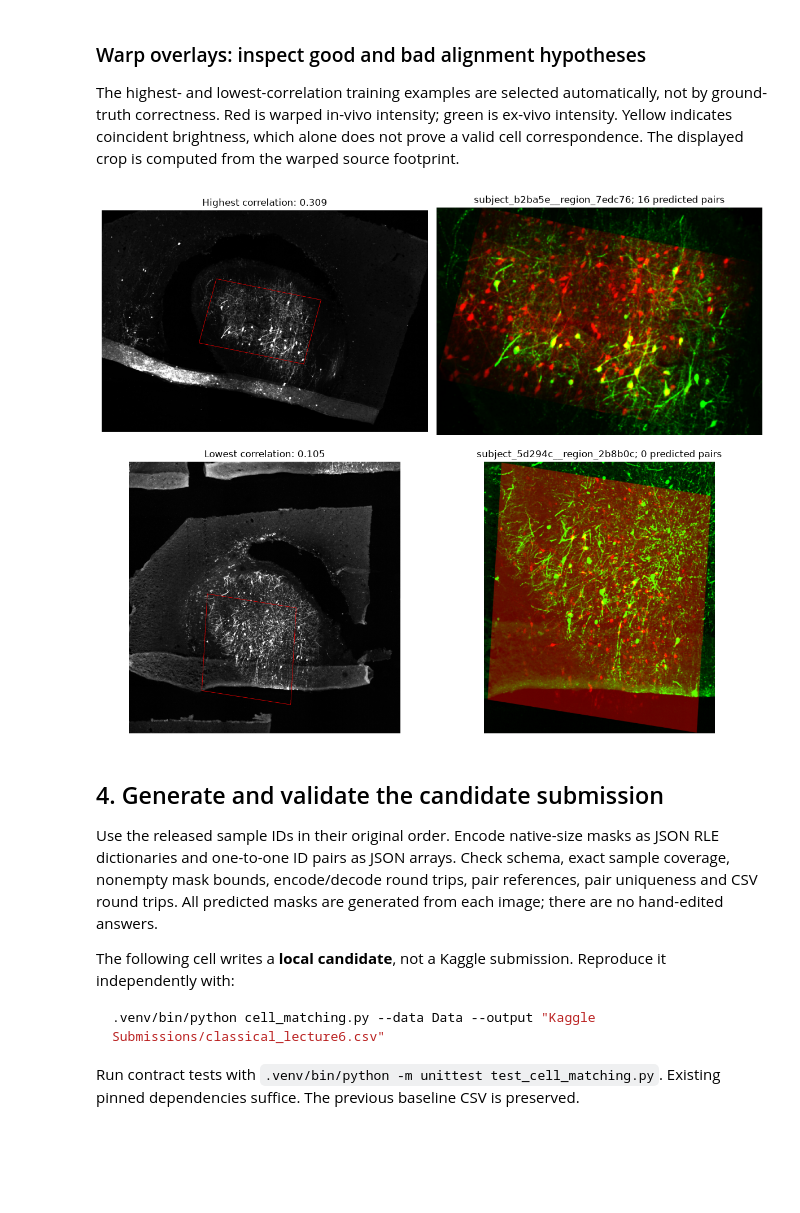
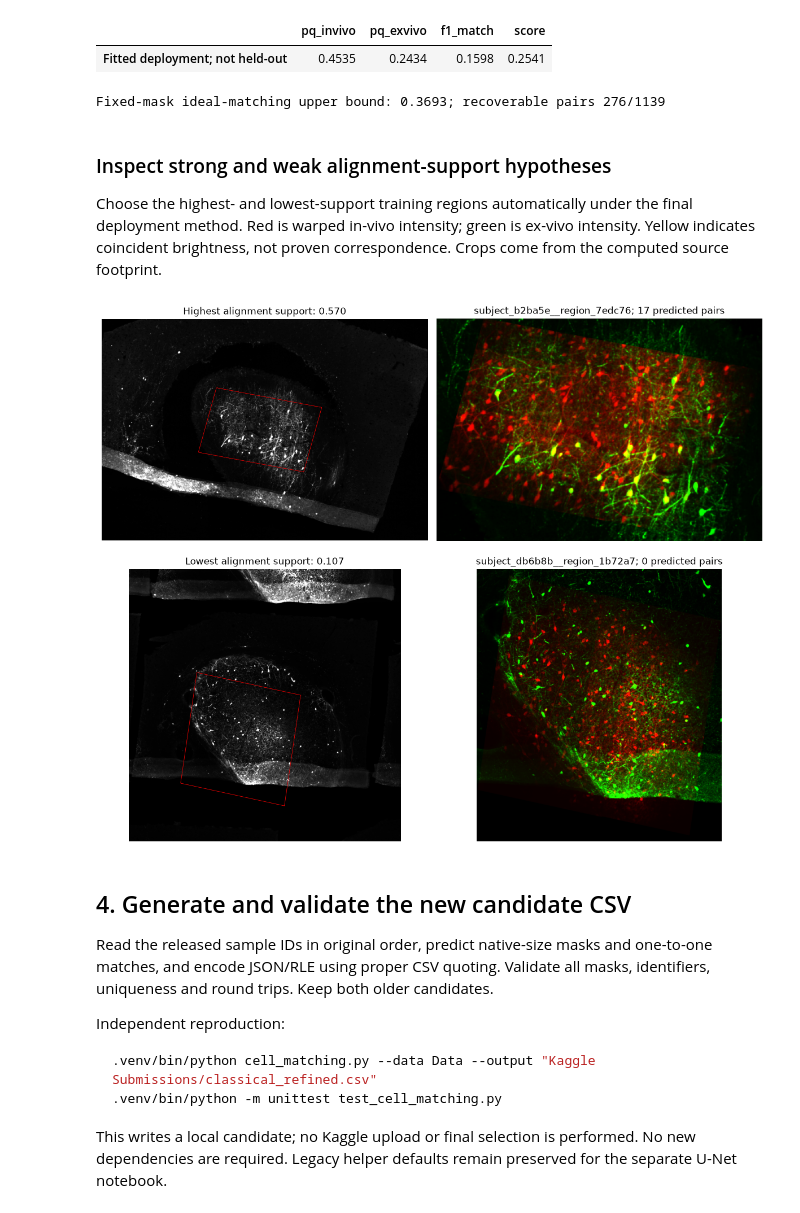
Before and after one commit to rohitfarfad/-CV-Cell-Matching-x-Segmentation, a Jupyter notebook: CellMatchingSegmentation.ipynb, the cells around one changed output. Saved outputs shown, nothing was run; the diff lists cells and outputs as text; code cells hidden in the pictures; blank space fills up the shorter version.

````diff
--- a/CellMatchingSegmentation.ipynb
+++ b/CellMatchingSegmentation.ipynb
@@ -32,17 +30,15 @@ import tifffile
 from scipy import ndimage as ndi
 from skimage.segmentation import mark_boundaries
 from matplotlib.patches import ConnectionPatch
-from cell_matching import (PARAMETERS, read_pair, normalize, predict_pair, decode_rle,
-                           centers, evaluate, summarize, write_submission, segment, register, match_cells)
+from cell_matching import (REFINED_PARAMETERS as PARAMETERS, read_pair, normalize, predict_pair,
+                           decode_rle, centers, evaluate, summarize, write_submission)
 
-root = Path("Data")
-out = Path("outputs/q5")
+root, out = Path("Data"), Path("outputs/q5/refinement")
 out.mkdir(parents=True, exist_ok=True)
 train = pd.read_csv(root / "training/train_ground_truth.csv", dtype=str)
 sample = pd.read_csv(root / "sample_submission.csv", dtype=str)
 assert list(train.columns) == list(sample.columns)
 assert train.sample_id.is_unique and sample.sample_id.is_unique
-held_out = train.sample_id.str.split("__").str[0] == "subject_db6b8b"
-print(f"{len(train)} training regions, 3 mouse groups, {len(sample)} test regions")
+print(f"{len(train)} training regions, 3 mice; {len(sample)} hidden-test regions")
 PARAMETERS
 # %% [output]
@@ -69,7 +73,7 @@ The helper file contains the full implementation; no prior notebook is executed
 # %%
-example = train.loc[~held_out].iloc[0]
+example = train.iloc[0]
 images = read_pair(root / "training", example.sample_id)
-labels, pairs, matrix, correlation = predict_pair(images)
+labels, pairs, matrix, correlation = predict_pair(images, PARAMETERS)
 fig, axes = plt.subplots(2, 4, figsize=(14, 7))
 for row, (image, prediction, modality) in enumerate(zip(images, labels, ["invivo", "exvivo"])):
     truth = np.zeros(image.shape, np.int32)
@@ -77,13 +81,14 @@ for row, (image, prediction, modality) in enumerate(zip(images, labels, ["invivo
         truth[decode_rle(rle, image.shape)] = i
     y, x = np.median(np.argwhere(truth > 0), axis=0).astype(int)
     crop = np.s_[max(0, y-100):y+100, max(0, x-100):x+100]
-    image_float = normalize(image)
+    image_float = ndi.median_filter(normalize(image), size=3)
     signal = np.maximum(ndi.gaussian_filter(image_float, 1) - ndi.gaussian_filter(image_float, 10), 0)
     sigma = PARAMETERS[modality]["sigma"]
-    response = ndi.gaussian_filter(signal, sigma) - ndi.gaussian_filter(signal, 1.6*sigma)
+    scales = [sigma*.7, sigma, sigma*1.3] if PARAMETERS[modality].get("multiscale") else [sigma]
+    response = np.maximum.reduce([ndi.gaussian_filter(signal, s) - ndi.gaussian_filter(signal, 1.6*s) for s in scales])
     pictures = [image_float[crop], response[crop], mark_boundaries(image_float[crop], truth[crop]),
                 mark_boundaries(image_float[crop], prediction[crop])]
-    for ax, picture, title in zip(axes[row], pictures, ["Normalized image", "Blob response", "Training annotations", "Predicted instances"]):
+    for ax, picture, title in zip(axes[row], pictures, ["Median-denoised image", "Blob response", "Training annotations", "Predicted instances"]):
         ax.imshow(picture, cmap="gray")
         ax.set_title(f"{modality}: {title}")
         ax.axis("off")
@@ -164,47 +186,67 @@ Combined score: 0.1661; target 0.7000 NOT reached
+# %%
+# Independently rerun the final deployment pipeline on all released training regions.
+records = []
+for row in train.itertuples(index=False):
+    prediction, matched, _, support = predict_pair(read_pair(root / "training", row.sample_id), PARAMETERS)
+    records.append(dict(sample_id=row.sample_id, confidence=support, **evaluate(prediction, matched, row)))
+final_metrics = pd.DataFrame(records)
+final_metrics.to_csv(out / "final_training_metrics.csv", index=False)
+fitted = summarize(final_metrics)
+for key, value in fitted.items():
+    np.testing.assert_allclose(value, final_choice[key], rtol=0, atol=1e-12)
+display(pd.DataFrame([fitted], index=["Fitted deployment; not held-out"]).round(4))
+r, v = final_metrics.recoverable_pairs.sum(), final_metrics.verified_pairs.sum()
+ceiling = .25*(fitted["pq_invivo"]+fitted["pq_exvivo"]) + r/(r+v)
+print(f"Fixed-mask ideal-matching upper bound: {ceiling:.4f}; recoverable pairs {r}/{v}")
+# %% [output]
+|  | pq_invivo | pq_exvivo | f1_match | score |
+| Fitted deployment; not held-out | 0.4535 | 0.2434 | 0.1598 | 0.2541 |
+Fixed-mask ideal-matching upper bound: 0.3693; recoverable pairs 276/1139
 # %% [markdown]
-### Warp overlays: inspect good and bad alignment hypotheses
+### Inspect strong and weak alignment-support hypotheses
 
-The highest- and lowest-correlation training examples are selected automatically, not by ground-truth correctness. Red is warped in-vivo intensity; green is ex-vivo intensity. Yellow indicates coincident brightness, which alone does not prove a valid cell correspondence. The displayed crop is computed from the warped source footprint.
+Choose the highest- and lowest-support training regions automatically under the final deployment method. Red is warped in-vivo intensity; green is ex-vivo intensity. Yellow indicates coincident brightness, not proven correspondence. Crops come from the computed source footprint.
 # %%
-ranked = metrics.sort_values("correlation")
+ranked = final_metrics.sort_values("confidence")
 fig, axes = plt.subplots(2, 2, figsize=(12, 10))
 for row_index, position in enumerate([-1, 0]):
     sample_id = ranked.iloc[position].sample_id
     image_pair = read_pair(root / "training", sample_id)
-    _, matched, transform, confidence = predict_pair(image_pair)
+    _, matched, transform, confidence = predict_pair(image_pair, PARAMETERS)
     if transform is None:
         continue
     source, target = [normalize(im) for im in image_pair]
     h, w = target.shape
     warped = cv2.warpAffine(source, transform, (w, h))
     support = cv2.warpAffine(np.ones(source.shape, np.uint8), transform, (w, h)) > 0
     y, x = np.where(support)
     if not len(x):
         continue
     crop = np.s_[y.min():y.max()+1, x.min():x.max()+1]
     overlay = np.dstack([warped, target, np.zeros_like(target)])
     axes[row_index, 0].imshow(target, cmap="gray")
     axes[row_index, 0].contour(support, levels=[.5], colors="red", linewidths=.5)
     axes[row_index, 1].imshow(overlay[crop])
-    axes[row_index, 0].set_title(f"{'Highest' if position == -1 else 'Lowest'} correlation: {confidence:.3f}")
+    axes[row_index, 0].set_title(f"{'Highest' if position == -1 else 'Lowest'} alignment support: {confidence:.3f}")
     axes[row_index, 1].set_title(f"{sample_id}; {len(matched)} predicted pairs")
     for ax in axes[row_index]:
         ax.axis("off")
 plt.tight_layout()
 plt.savefig(out / "alignment_overlays.png", dpi=150)
 plt.show()
 # %% [output]
-[figure, old version]
+[figure, new version]
 # %% [markdown]
-## 4. Generate and validate the candidate submission
+## 4. Generate and validate the new candidate CSV
 
-Use the released sample IDs in their original order. Encode native-size masks as JSON RLE dictionaries and one-to-one ID pairs as JSON arrays. Check schema, exact sample coverage, nonempty mask bounds, encode/decode round trips, pair references, pair uniqueness and CSV round trips. All predicted masks are generated from each image; there are no hand-edited answers.
+Read the released sample IDs in original order, predict native-size masks and one-to-one matches, and encode JSON/RLE using proper CSV quoting. Validate all masks, identifiers, uniqueness and round trips. Keep both older candidates.
 
-The following cell writes a **local candidate**, not a Kaggle submission. Reproduce it independently with:
+Independent reproduction:
 
 ```bash
-.venv/bin/python cell_matching.py --data Data --output "Kaggle Submissions/classical_lecture6.csv"
+.venv/bin/python cell_matching.py --data Data --output "Kaggle Submissions/classical_refined.csv"
+.venv/bin/python -m unittest test_cell_matching.py
 ```
 
-Run contract tests with `.venv/bin/python -m unittest test_cell_matching.py`. Existing pinned dependencies suffice. The previous baseline CSV is preserved.
+This writes a local candidate; no Kaggle upload or final selection is performed. No new dependencies are required. Legacy helper defaults remain preserved for the separate U-Net notebook.
 # %%
````
Also changed, not shown: parts of 12 cells of this notebook, 4 other files.
